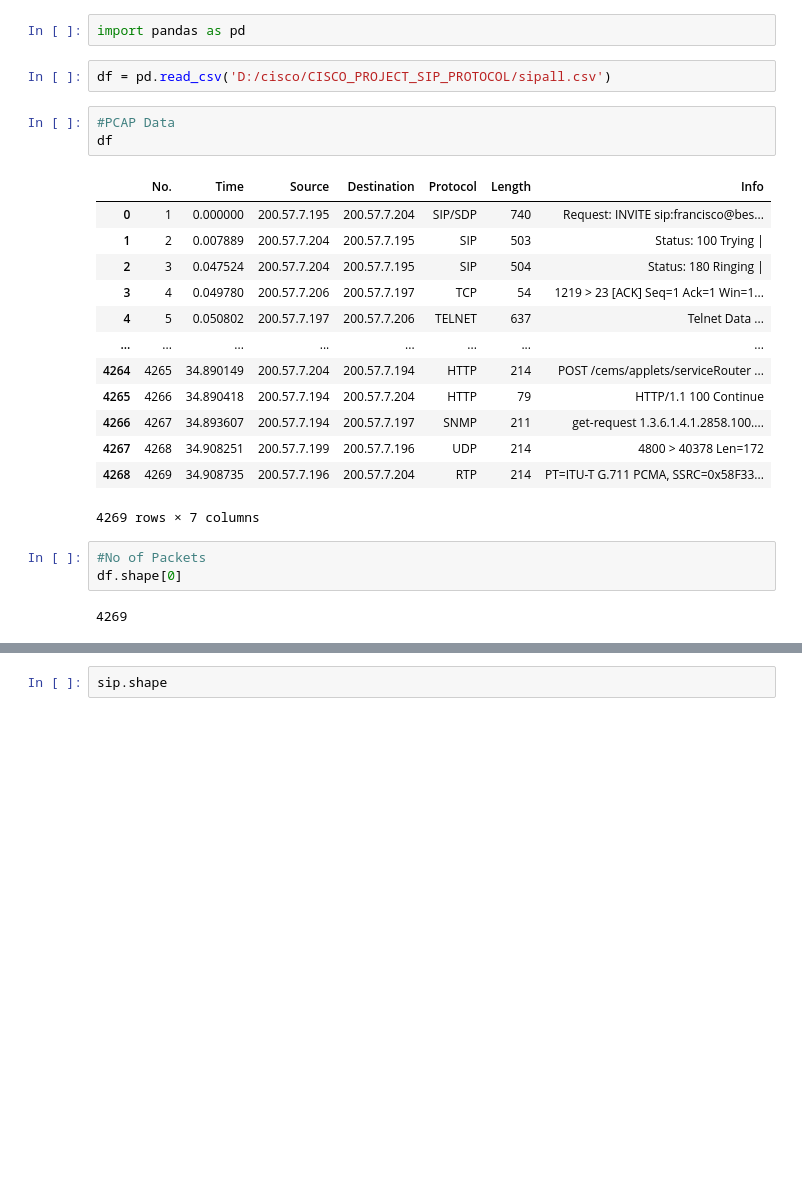
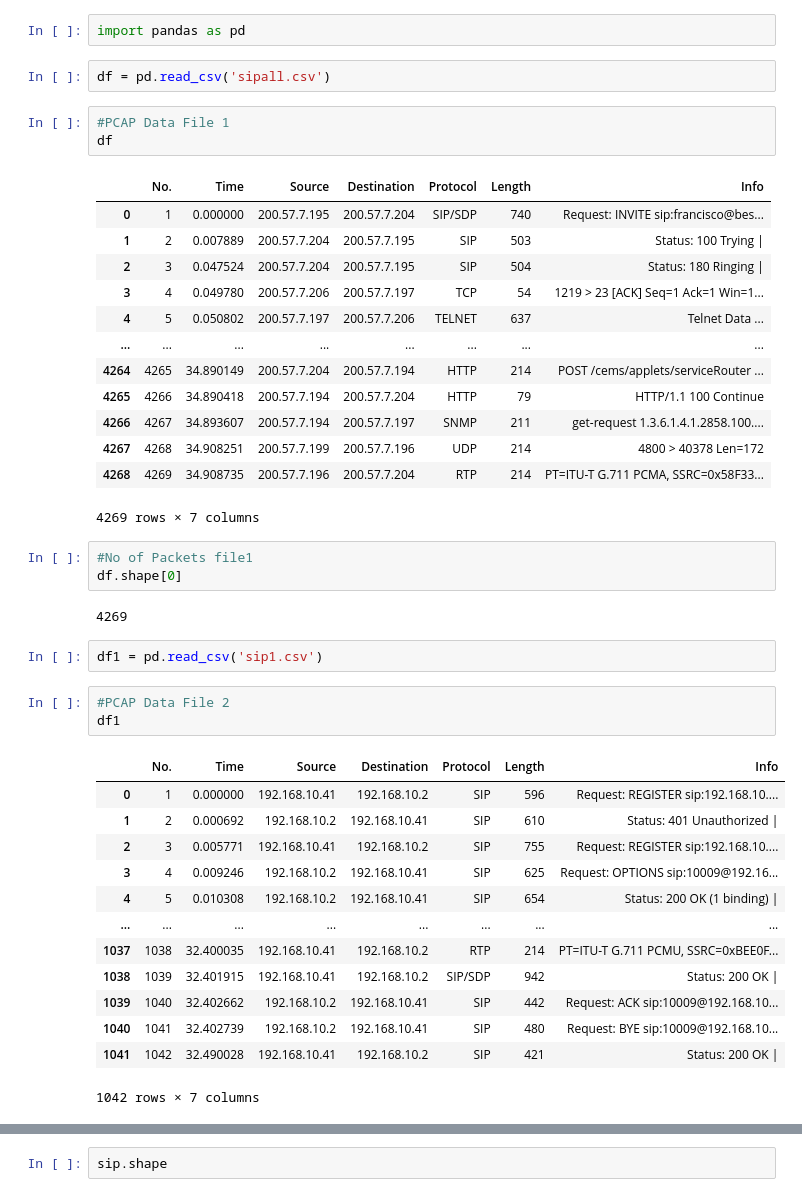
Before and after one commit to akashdecoder/CISCO_PROJECT_SIP_PROTOCOL, a Jupyter notebook: SIPAnalysis.ipynb, the cells around one changed output, grey strips where cells are left out. Drawn from its saved outputs; the diff is of its cells as text; blank space fills up the shorter version.

```diff
--- a/SIPAnalysis.ipynb
+++ b/SIPAnalysis.ipynb
@@ -1,9 +1,9 @@
 # %%
 import pandas as pd
 # %%
-df = pd.read_csv('D:/cisco/CISCO_PROJECT_SIP_PROTOCOL/sipall.csv')
+df = pd.read_csv('sipall.csv')
 # %%
-#PCAP Data
+#PCAP Data File 1
 df
 # %% [output]
 |  | No. | Time | Source | Destination | Protocol | Length | Info |
@@ -20,7 +20,26 @@ df
 | 4268 | 4269 | 34.908735 | 200.57.7.196 | 200.57.7.204 | RTP | 214 | PT=ITU-T G.711 PCMA, SSRC=0x58F33... |
 4269 rows × 7 columns
 # %%
-#No of Packets
+#No of Packets file1
 df.shape[0]
 # %% [output]
 4269
+# %%
+df1 = pd.read_csv('sip1.csv')
+# %%
+#PCAP Data File 2
+df1
+# %% [output]
+|  | No. | Time | Source | Destination | Protocol | Length | Info |
+| 0 | 1 | 0.000000 | 192.168.10.41 | 192.168.10.2 | SIP | 596 | Request: REGISTER sip:192.168.10.... |
+| 1 | 2 | 0.000692 | 192.168.10.2 | 192.168.10.41 | SIP | 610 | Status: 401 Unauthorized | |
+| 2 | 3 | 0.005771 | 192.168.10.41 | 192.168.10.2 | SIP | 755 | Request: REGISTER sip:192.168.10.... |
+| 3 | 4 | 0.009246 | 192.168.10.2 | 192.168.10.41 | SIP | 625 | Request: OPTIONS sip:10009@192.16... |
+| 4 | 5 | 0.010308 | 192.168.10.2 | 192.168.10.41 | SIP | 654 | Status: 200 OK (1 binding) | |
+| ... | ... | ... | ... | ... | ... | ... | ... |
+| 1037 | 1038 | 32.400035 | 192.168.10.41 | 192.168.10.2 | RTP | 214 | PT=ITU-T G.711 PCMU, SSRC=0xBEE0F... |
+| 1038 | 1039 | 32.401915 | 192.168.10.41 | 192.168.10.2 | SIP/SDP | 942 | Status: 200 OK | |
+| 1039 | 1040 | 32.402662 | 192.168.10.2 | 192.168.10.41 | SIP | 442 | Request: ACK sip:10009@192.168.10... |
+| 1040 | 1041 | 32.402739 | 192.168.10.2 | 192.168.10.41 | SIP | 480 | Request: BYE sip:10009@192.168.10... |
+| 1041 | 1042 | 32.490028 | 192.168.10.41 | 192.168.10.2 | SIP | 421 | Status: 200 OK | |
+1042 rows × 7 columns
```
Also changed, not shown: parts of 11 cells of this notebook, 3 other files.
